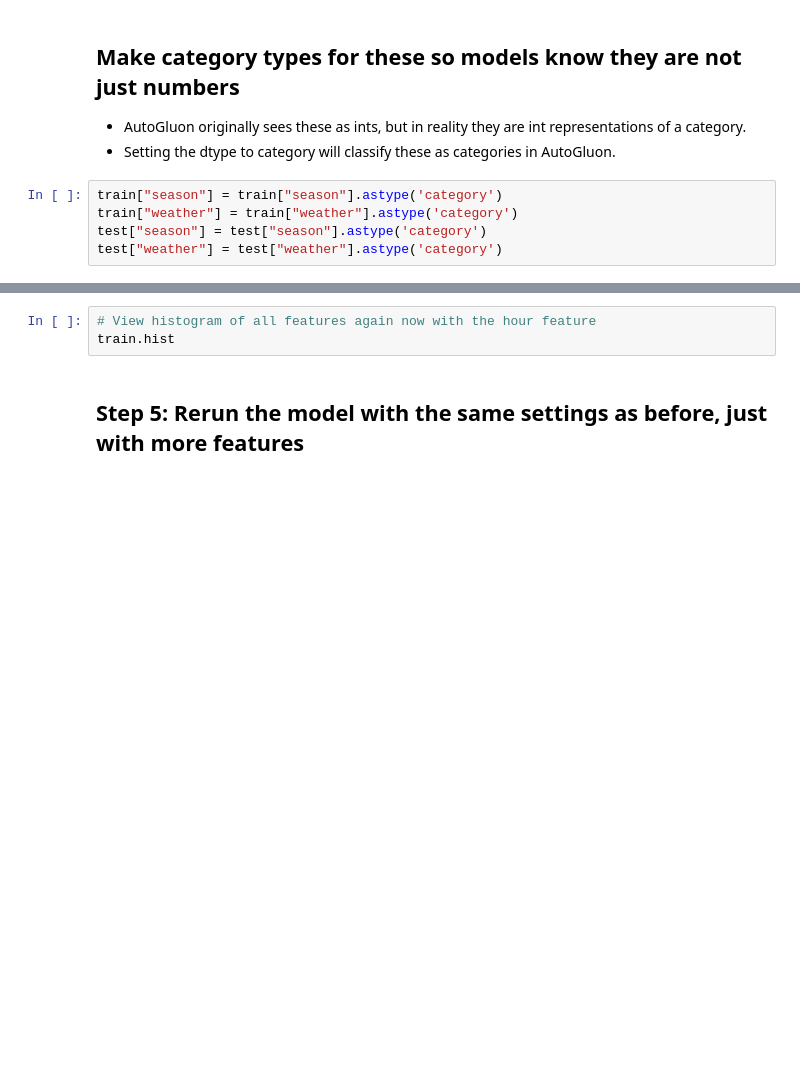
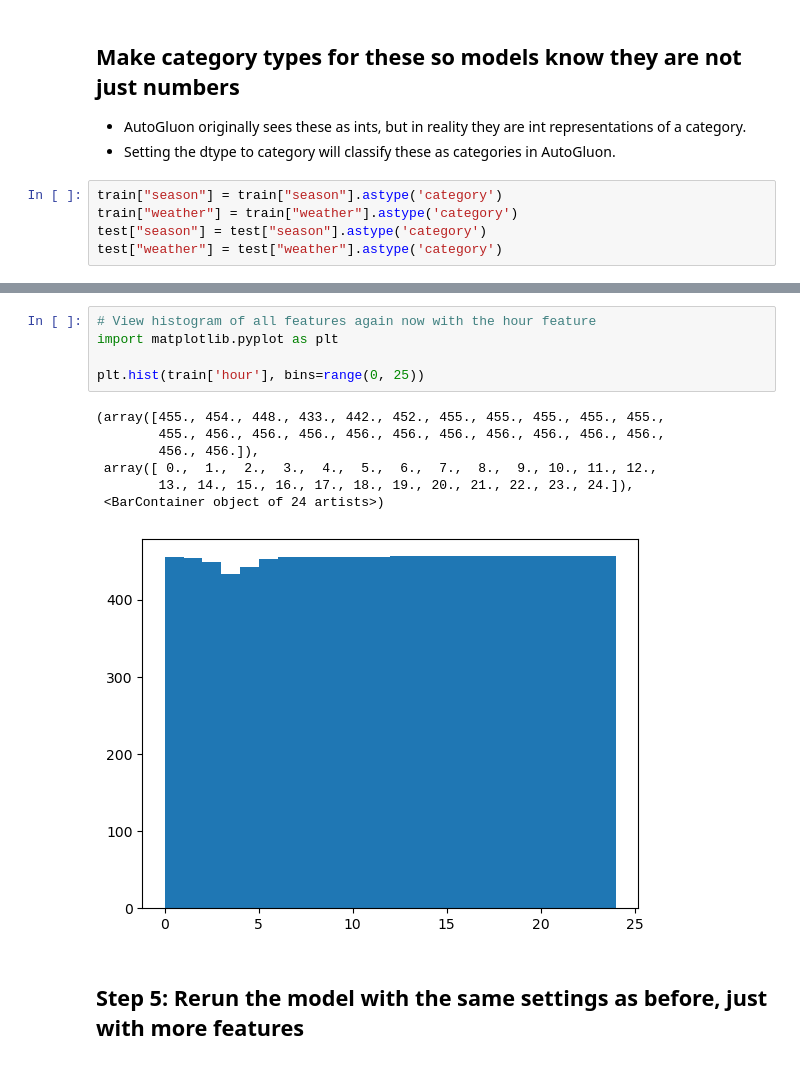
Before and after one commit to jatinbajaj777/BikeSharing, a Jupyter notebook: project/project-template.ipynb, the cells around one changed output, grey strips where cells are left out. Saved outputs shown, nothing was run; the diff lists cells and outputs as text; blank space fills up the shorter version.

```diff
--- a/project/project-template.ipynb
+++ b/project/project-template.ipynb
@@ -358,7 +373,17 @@ train.head()
 | 4 | 2011-01-01 04:00:00 | 1 | 0 | 0 | 1 | 9.84 | 14.395 | 75 | 0.0 | 0 | ... |
 # %%
 # View histogram of all features again now with the hour feature
-train.hist
+import matplotlib.pyplot as plt
+
+plt.hist(train['hour'], bins=range(0, 25))
+# %% [output]
+(array([455., 454., 448., 433., 442., 452., 455., 455., 455., 455., 455.,
+        455., 456., 456., 456., 456., 456., 456., 456., 456., 456., 456.,
+        456., 456.]),
+ array([ 0.,  1.,  2.,  3.,  4.,  5.,  6.,  7.,  8.,  9., 10., 11., 12.,
+        13., 14., 15., 16., 17., 18., 19., 20., 21., 22., 23., 24.]),
+ <BarContainer object of 24 artists>)
+[figure, added]
 # %% [markdown]
 ## Step 5: Rerun the model with the same settings as before, just with more features
 # %%
```
Also changed, not shown: parts of 10 cells of this notebook, 1 other file.
